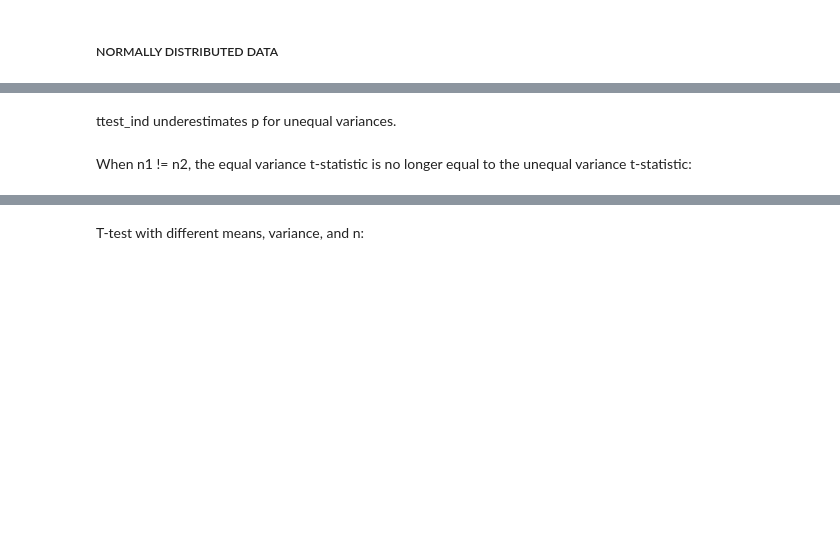
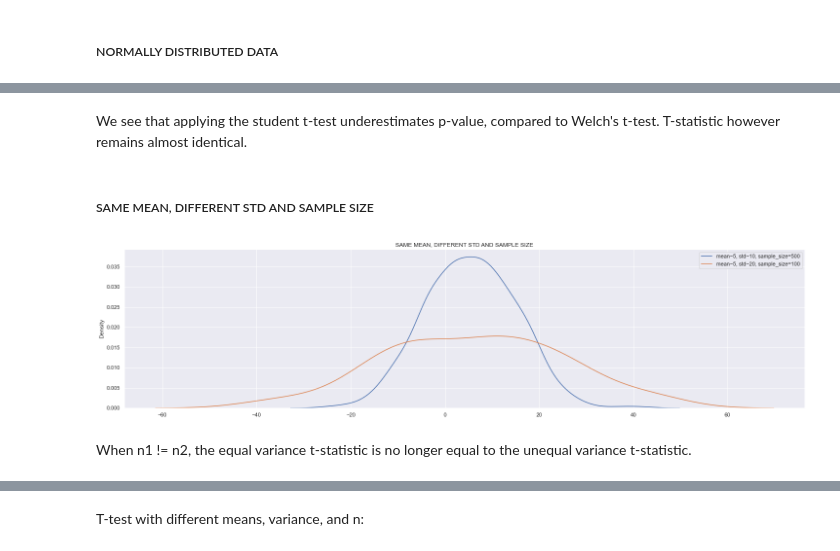
Before and after one commit to AnteDujic/MLS---Assesment, a Jupyter notebook: Practicals/01-statistics.ipynb, the cells around one changed output, grey strips where cells are left out. Drawn from its saved outputs; the diff is of its cells as text; code cells hidden in the pictures; blank space fills up the shorter version.

```diff
--- a/Practicals/01-statistics.ipynb
+++ b/Practicals/01-statistics.ipynb
@@ -851,7 +877,17 @@ t-statistic:  -0.19983039298931182 p-value:  0.8416673377077138
 # %% [markdown]
-ttest_ind underestimates p for unequal variances.
+We see that applying the student t-test  underestimates p-value, compared to Welch's t-test. T-statistic however remains almost identical.
+# %% [markdown]
+##### SAME MEAN, DIFFERENT STD AND SAMPLE SIZE
+# %%
+plt.figure(figsize = (25,6))
+sns.kdeplot(rvs1, label="mean~5, std~10, sample_size=500")
+sns.kdeplot(rvs4, label="mean~5, std~20, sample_size=100")
+plt.title("SAME MEAN, DIFFERENT STD AND SAMPLE SIZE")
+plt.legend();
+# %% [output]
+[figure, added]
 # %% [markdown]
-When n1 != n2, the equal variance t-statistic is no longer equal to the unequal variance t-statistic:
+When n1 != n2, the equal variance t-statistic is no longer equal to the unequal variance t-statistic.
 # %%
 test1 = stats.ttest_ind(rvs1, rvs4)
 test2 = stats.ttest_ind(rvs1, rvs4, equal_var=False)
```
Also changed, not shown: parts of 67 cells of this notebook.
